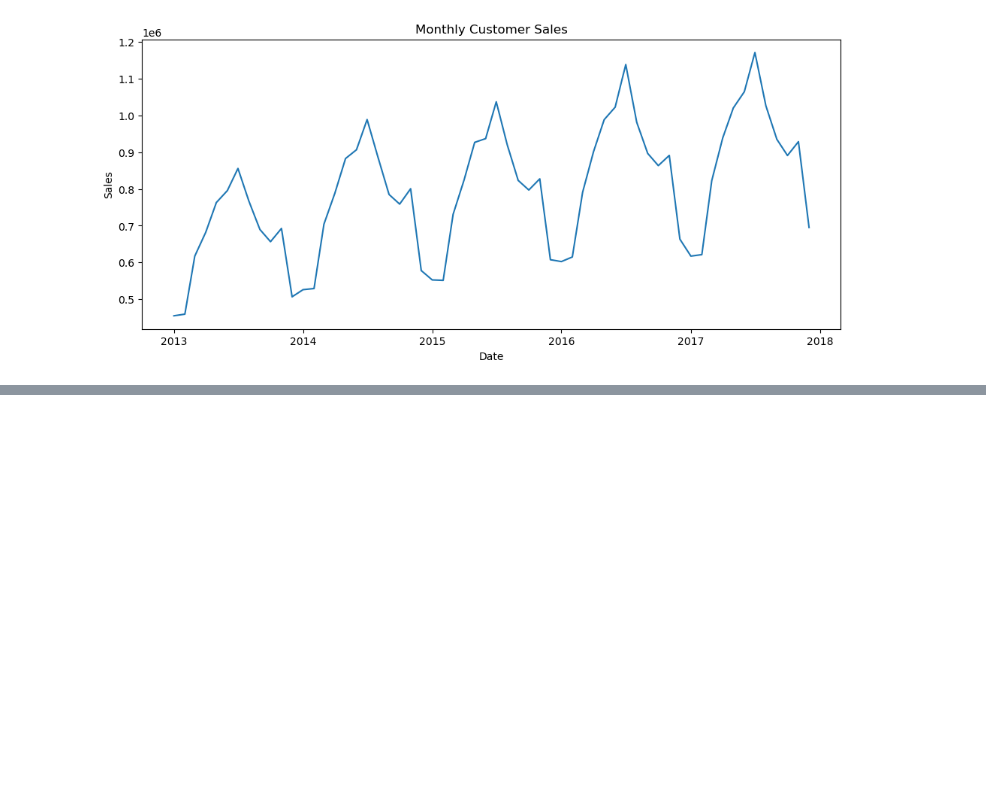
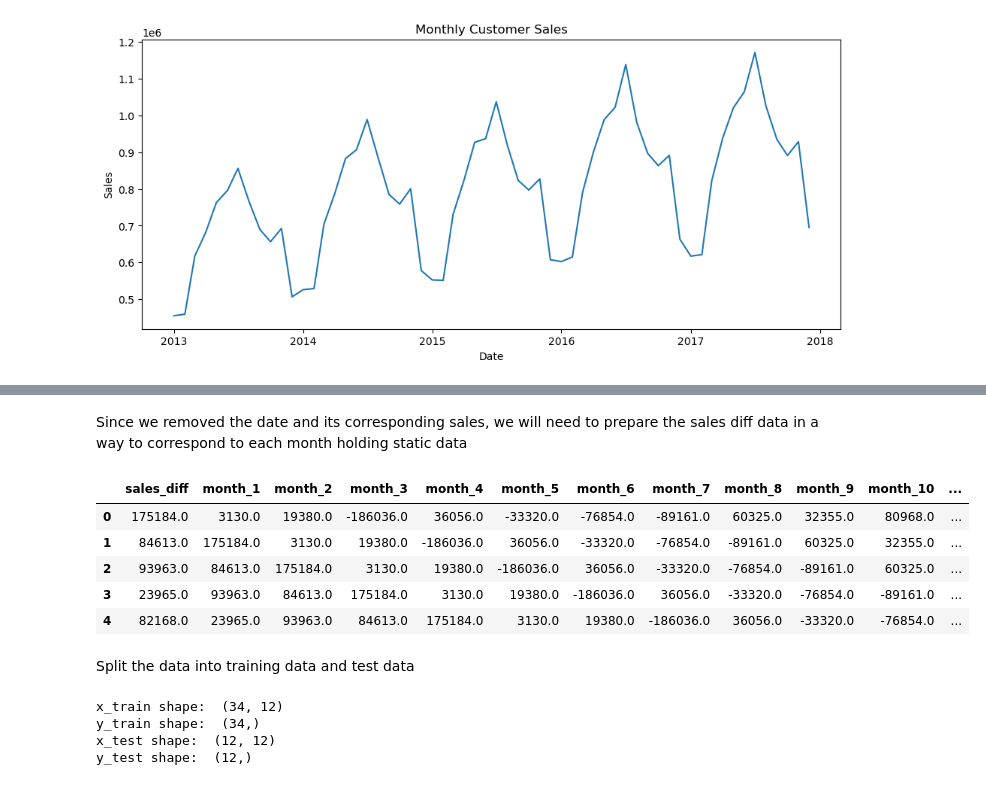
Before and after one commit to Siddhantrao/Sales-forecast, a Jupyter notebook: sales_forecast.ipynb, the cells around one changed output, grey strips where cells are left out. Saved outputs shown, nothing was run; the diff lists cells and outputs as text; code cells hidden in the pictures; blank space fills up the shorter version.

```diff
--- a/sales_forecast.ipynb
+++ b/sales_forecast.ipynb
@@ -90,0 +105,19 @@ plt.show()
+# %%
+supervised_learning = monthly_sales_data.drop(['sales', 'date'], axis=1)
+# %% [markdown]
+Since we removed the date and its corresponding sales, we will need to prepare the sales diff data in a way to correspond to each month holding static data
+# %%
+for i in range(1,13):
+    col_name = 'month_' + str(i)
+    supervised_learning[col_name] = supervised_learning['sales_diff'].shift(i)
+supervised_learning = supervised_learning.dropna().reset_index(drop=True)
+supervised_learning.head()
+# %% [output]
+|  | sales_diff | month_1 | month_2 | month_3 | month_4 | month_5 | month_6 | month_7 | month_8 | month_9 | month_10 | ... |
+| 0 | 175184.0 | 3130.0 | 19380.0 | -186036.0 | 36056.0 | -33320.0 | -76854.0 | -89161.0 | 60325.0 | 32355.0 | 80968.0 | ... |
+| 1 | 84613.0 | 175184.0 | 3130.0 | 19380.0 | -186036.0 | 36056.0 | -33320.0 | -76854.0 | -89161.0 | 60325.0 | 32355.0 | ... |
+| 2 | 93963.0 | 84613.0 | 175184.0 | 3130.0 | 19380.0 | -186036.0 | 36056.0 | -33320.0 | -76854.0 | -89161.0 | 60325.0 | ... |
+| 3 | 23965.0 | 93963.0 | 84613.0 | 175184.0 | 3130.0 | 19380.0 | -186036.0 | 36056.0 | -33320.0 | -76854.0 | -89161.0 | ... |
+| 4 | 82168.0 | 23965.0 | 93963.0 | 84613.0 | 175184.0 | 3130.0 | 19380.0 | -186036.0 | 36056.0 | -33320.0 | -76854.0 | ... |
+# %% [markdown]
+Split the data into training data and test data
@@ -90,0 +135,12 @@ plt.show()
+# %%
+y_train = y_train.ravel()
+y_test = y_test.ravel()
+print("x_train shape: ", x_train.shape)
+print("y_train shape: ", y_train.shape)
+print("x_test shape: ", x_test.shape)
+print("y_test shape: ", y_test.shape)
+# %% [output]
+x_train shape:  (34, 12)
+y_train shape:  (34,)
+x_test shape:  (12, 12)
+y_test shape:  (12,)
```
Also changed, not shown: parts of 10 cells of this notebook.
